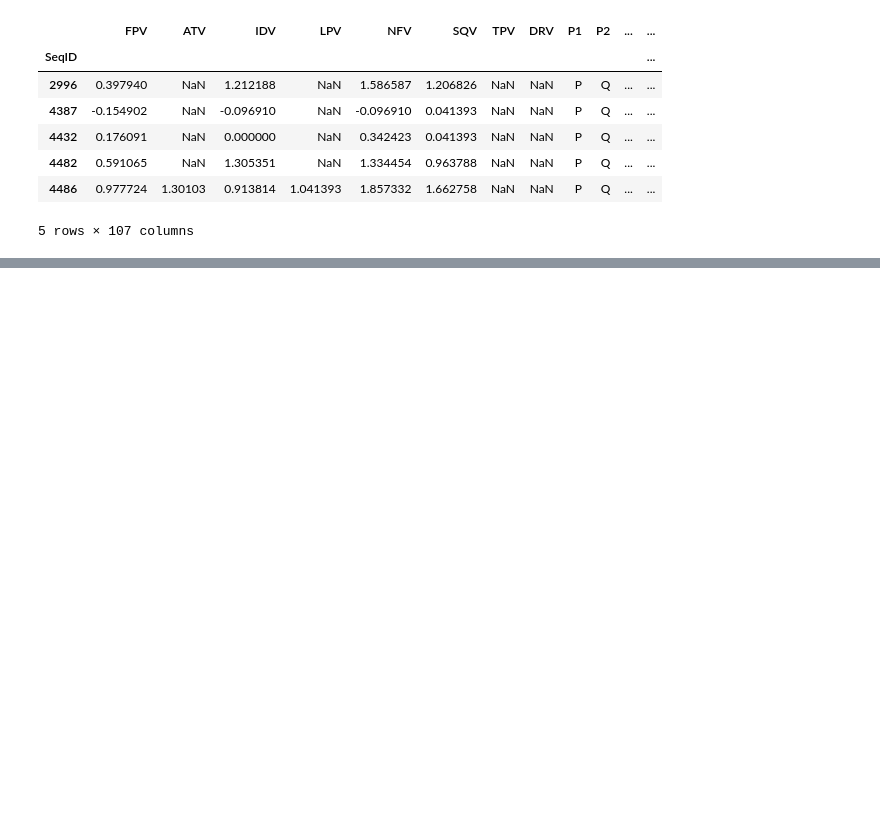
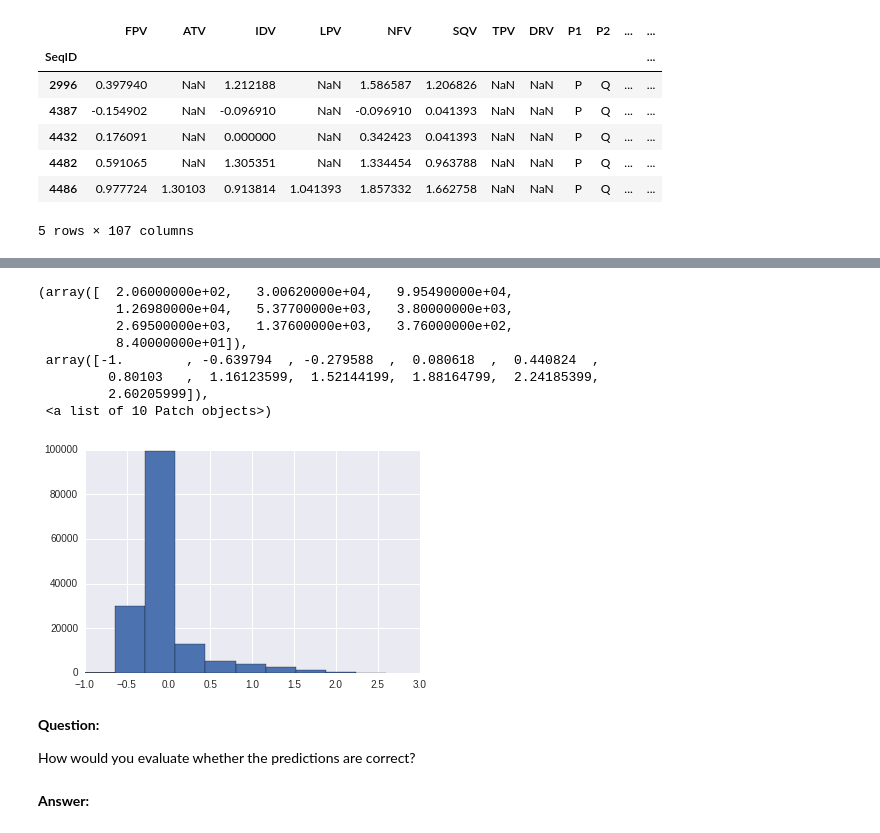
Before and after one commit to ericmjl/systems-microbiology-hiv, a Jupyter notebook: Problem Set.ipynb, the cells around one changed output, grey strips where cells are left out. Drawn from its saved outputs; the diff is of its cells as text; code cells hidden in the pictures; blank space fills up the shorter version.

```diff
--- a/Problem Set.ipynb
+++ b/Problem Set.ipynb
@@ -96,0 +118,27 @@ Write a block of code that plots the distribution of drug resistance across all
+# %%
+# Fill in the code here to clean the data.
+def return_cleaned_data(drug_name, data):
+    # Select the subsets of columns of interest.
+    cols_of_interest = []
+    cols_of_interest.append(_________)
+    cols_of_interest.extend(_________)
+    subset = data[cols_of_interest].__________()
+    Y = subset[_________]
+    X = subset[_________]
+
+    # Binarize the columns.
+    lb = LabelBinarizer()
+    lb.fit(list('CHIMSVAGLPTRFYWDNEQK'))
+
+    X_binarized = pd.DataFrame()
+
+    for col in X.columns:
+        binarized_cols = lb.transform(X[col])
+
+        for i, c in enumerate(lb.classes_):
+            X_binarized[col + '_' + c] = binarized_cols[:,i]
+
+    return X_binarized, Y
+
+X_binarized, Y = return_cleaned_data('FPV', data)
+len(X_binarized), len(Y)
@@ -96,0 +200,32 @@ Write a block of code that plots the distribution of drug resistance across all
+# %%
+# Load in the data and binarize it.
+proteases = [s for s in SeqIO.parse('sequences/HIV1-protease.fasta', 'fasta') if len(s) == 99]
+alignment = MultipleSeqAlignment(proteases)
+proteases_df = pd.DataFrame(np.array([list(rec) for rec in alignment], str))
+proteases_df.index = [s.id for s in proteases]
+proteases_df.columns = [i for i in range(1, 100)]
+X_global = cf.binarize_seqfeature(proteases_df)
+# %%
+# Train your model here, with optimized parameters for best MSE minimization.
+### BEGIN
+model = ________________(__________)  # put your best model here, with optimized parameters.
+model.fit(X_binarized, Y)
+preds = model.predict(X_global)
+plt.hist(preds)
+### END
+# %% [output]
+(array([  2.06000000e+02,   3.00620000e+04,   9.95490000e+04,
+          1.26980000e+04,   5.37700000e+03,   3.80000000e+03,
+          2.69500000e+03,   1.37600000e+03,   3.76000000e+02,
+          8.40000000e+01]),
+ array([-1.        , -0.639794  , -0.279588  ,  0.080618  ,  0.440824  ,
+         0.80103   ,  1.16123599,  1.52144199,  1.88164799,  2.24185399,
+         2.60205999]),
+ <a list of 10 Patch objects>)
+[figure, added]
+# %% [markdown]
+**Question:**
+
+How would you evaluate whether the predictions are correct?
+# %% [markdown]
+**Answer:**
```
Also changed, not shown: parts of 17 cells of this notebook, 1 other file.
